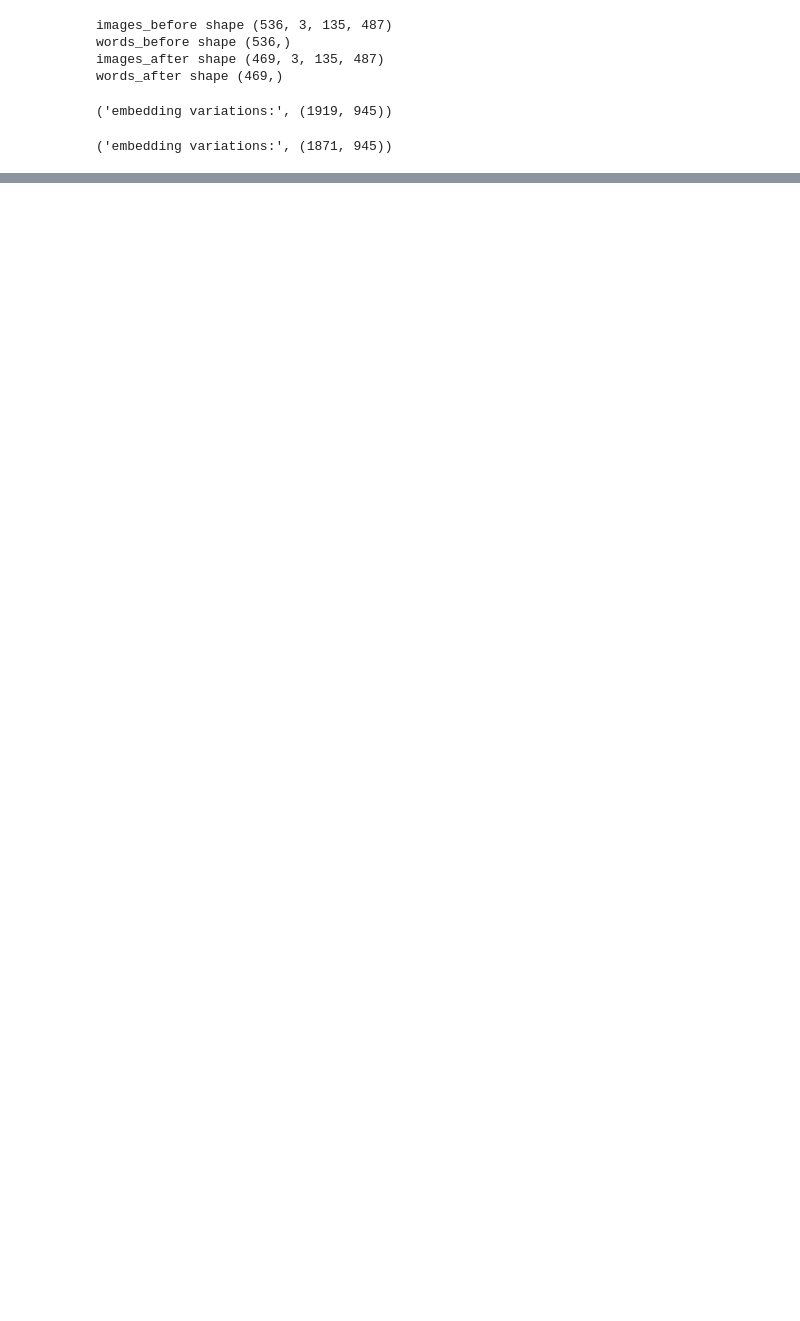
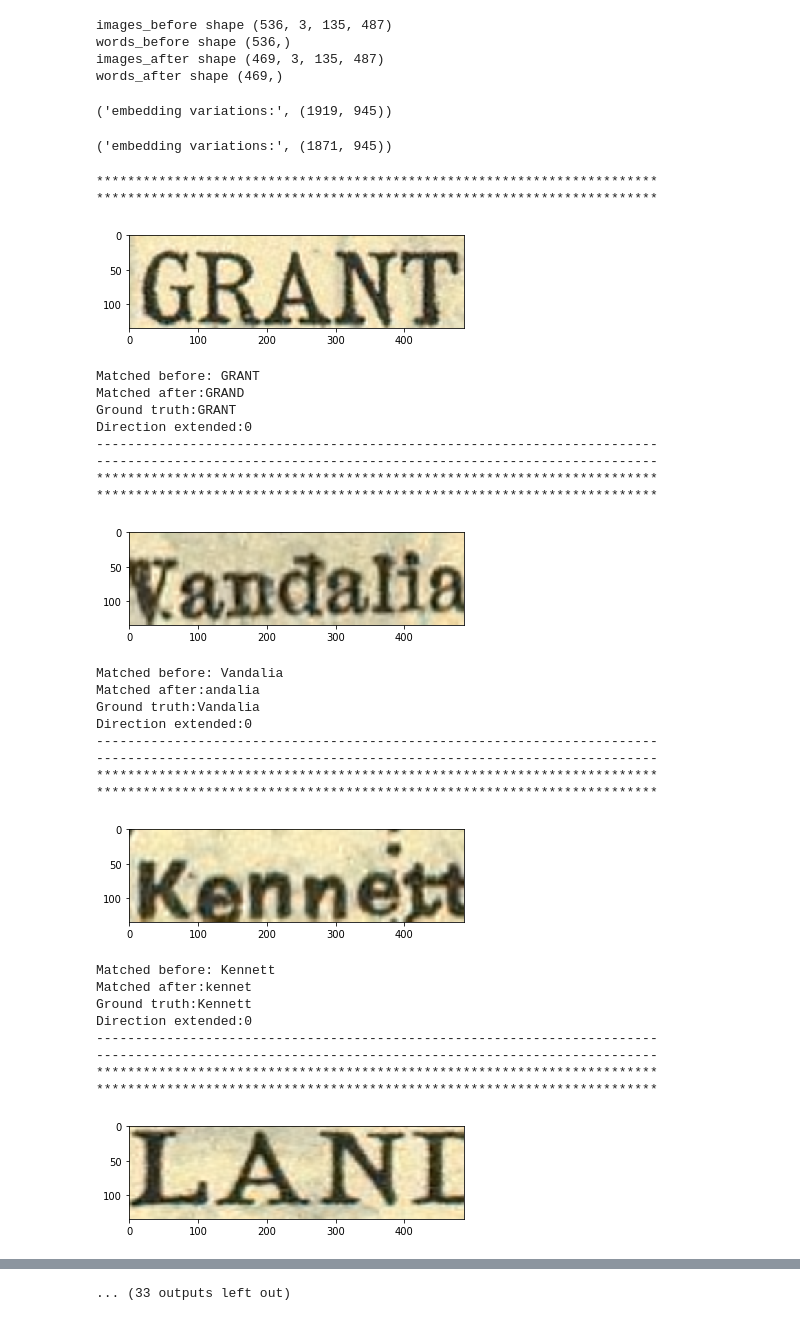
Before and after one commit to mudit1990/torch-phoc, a Jupyter notebook: src/images_before_after_extension.ipynb, the cells around one changed output, grey strips where cells are left out. Cells and saved outputs as stored; diff of their text form; code cells hidden in the pictures; blank space fills up the shorter version.

Commit message:
images_before_after

```diff
--- a/src/images_before_after_extension.ipynb
+++ b/src/images_before_after_extension.ipynb
@@ -201,3 +201,52 @@ with open('../../../before_after_extension_info/'+A[0]+'.csv', 'wb') as f:
     writer = csv.writer(f)
     for row in before_after_info:
         writer.writerow(row)
+# %%
+import matplotlib.pyplot as plt
+qualified_ids = match_report_before[2]
+ground_truth = match_report_before[6]
+for i in range(len(qualified_ids)):
+    if match_report_before[1][i][0] == ground_truth[i] \
+    and match_report_after[1][i][0] != ground_truth[i]:
+        print "************************************************************************"
+        print "************************************************************************"
+        q = np.transpose(images_before[qualified_ids[i]],(1,2,0))
+        plt.imshow(q)
+        plt.show()
+        print "Matched before: "+str(match_report_before[1][i][0])
+        print "Matched after:" + str(match_report_after[1][i][0])
+        print "Ground truth:" + str(ground_truth[i])
+        print "Direction extended:" + str(match_report_before[3][i])
+        print "------------------------------------------------------------------------"
+        print "------------------------------------------------------------------------"
+# %% [output]
+************************************************************************
+************************************************************************
+[figure, added]
+Matched before: GRANT
+Matched after:GRAND
+Ground truth:GRANT
+Direction extended:0
+------------------------------------------------------------------------
+------------------------------------------------------------------------
+************************************************************************
+************************************************************************
+[figure, added]
+Matched before: Vandalia
+Matched after:andalia
+Ground truth:Vandalia
+Direction extended:0
+------------------------------------------------------------------------
+------------------------------------------------------------------------
+************************************************************************
+************************************************************************
+[figure, added]
+Matched before: Kennett
+Matched after:kennet
+Ground truth:Kennett
+Direction extended:0
+------------------------------------------------------------------------
+------------------------------------------------------------------------
+************************************************************************
+************************************************************************
+[figure, added]
@@ -203,0 +271 @@ with open('../../../before_after_extension_info/'+A[0]+'.csv', 'wb') as f:
+... (33 outputs left out)
```
Also changed, not shown: parts of 1 cell of this notebook.
